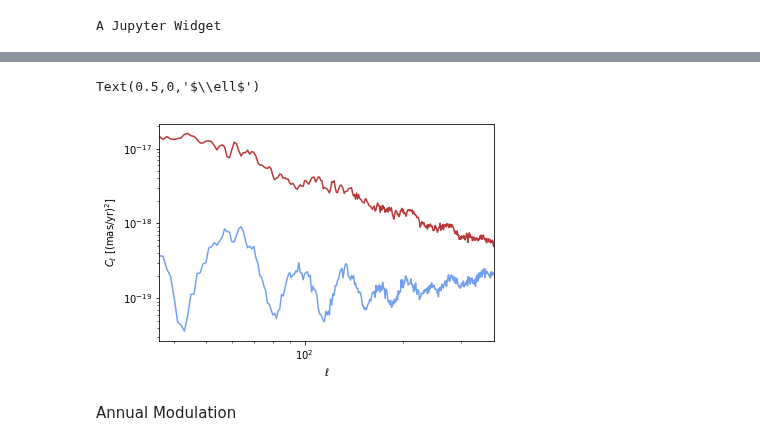
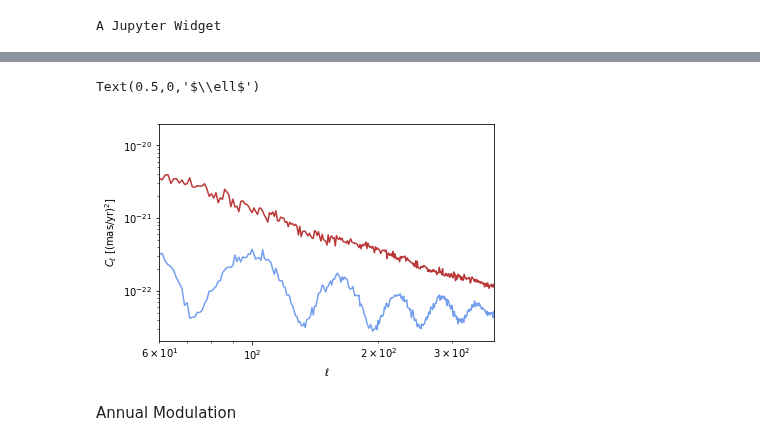
Before and after one commit to smsharma/astrometry-lensing-correlations, a Jupyter notebook: Simulations/SubhaloSample.ipynb, the cells around one changed output, grey strips where cells are left out. Saved outputs shown, nothing was run; the diff lists cells and outputs as text; code cells hidden in the pictures.

```diff
--- a/Simulations/SubhaloSample.ipynb
+++ b/Simulations/SubhaloSample.ipynb
@@ -13,5 +16,5 @@ from tqdm import *
 # %%
-max_sep = 5
+max_sep = 3
 nside = 128
 lmax = 3*nside - 1
 nsim = 1
@@ -19,8 +22,8 @@ nsim = 1
 sim = []
 
 for isim in tqdm_notebook(range(nsim)):
-    sim.append(QuasarSim(n_sh = 100, sh_m_frac=1e-4, max_sep=max_sep, m_delta=1e7*M_s, verbose=True, sh_distrib='MW', sim_uniform=True, nside=nside))
-#     sim.append(QuasarSim(alpha_m=1.9, n_calib=100, max_sep=max_sep, verbose=True, sh_distrib='Aq1', m_min=1e-5, sim_uniform=True, nside=nside))
+    sim.append(QuasarSim(sh_m_frac=0.2, max_sep=max_sep, m_delta=1e8*M_s, verbose=True, sh_distrib='MW', sim_uniform=True, nside=nside))
+#     sim.append(QuasarSim(alpha_m=1.9, n_calib=150, max_sep=max_sep, verbose=True, sh_distrib='Aq1', m_min=1e-6, sim_uniform=True, nside=nside))
 # %% [output]
 A Jupyter Widget
 # %%
@@ -87,28 +99,33 @@ plt.yscale("log")
 # %%
 ell = np.arange(len(Cl_B_ary[0]))
 
 # for isim in range(nsim):
 
 #     plt.plot(ell, 1e6*Cl_B_ary[isim], color='cornflowerblue', alpha=0.9)
 # #     plt.plot(ell, 1e6*Cl_C_ary[isim], label="$\Phi$-comp", color='firebrick', alpha=0.9)
 # # plt.plot(ell, 1e6*Cl_tot[1:]*ell*(ell+1), label="Tot", color='grey', alpha=0.9)
 
-plt.plot(ell, 1e6*np.mean(Cl_B_ary, axis=0), color='firebrick', alpha=0.9)
-plt.plot(ell, 1e6*np.mean(Cl_C_ary, axis=0), color='cornflowerblue', alpha=0.9)
+# plt.plot(ell, np.mean(Cl_B_ary, axis=0)/((2*ell+1)), color='firebrick', alpha=0.9)
+# plt.plot(ell, np.mean(Cl_C_ary, axis=0)/((2*ell+1)), color='cornflowerblue', alpha=0.9)
+# plt.plot(ell, np.mean(np.array(Cl_B_ary) + np.array(Cl_C_ary), axis=0), color='forestgreen', alpha=0.9)
+
+plt.plot(ell, np.mean(Cl_B_ary, axis=0), color='firebrick', alpha=0.9)
+plt.plot(ell, np.mean(Cl_C_ary, axis=0), color='cornflowerblue', alpha=0.9)
+
 
 # plt.legend()
 plt.xlim((180/max_sep), lmax-5.)
-# plt.ylim(0,4e-23)
+# plt.ylim(1e-19,4e-16)
 plt.xscale("log")
 plt.yscale("log")
 
 plt.ylabel("$C_\ell$ [(mas/yr)$^2$]")
 plt.xlabel("$\ell$")
 
 # plt.title("Expected signal, $10^{10}$ M$_\odot$ subhalo 10 kpc away")
 # %% [output]
 Text(0.5,0,'$\\ell$')
-[figure, old version]
+[figure, new version]
 # %%
 # ell = np.arange(len(Cl_B))
 
```
Also changed, not shown: parts of 6 cells of this notebook, 6 other files.
